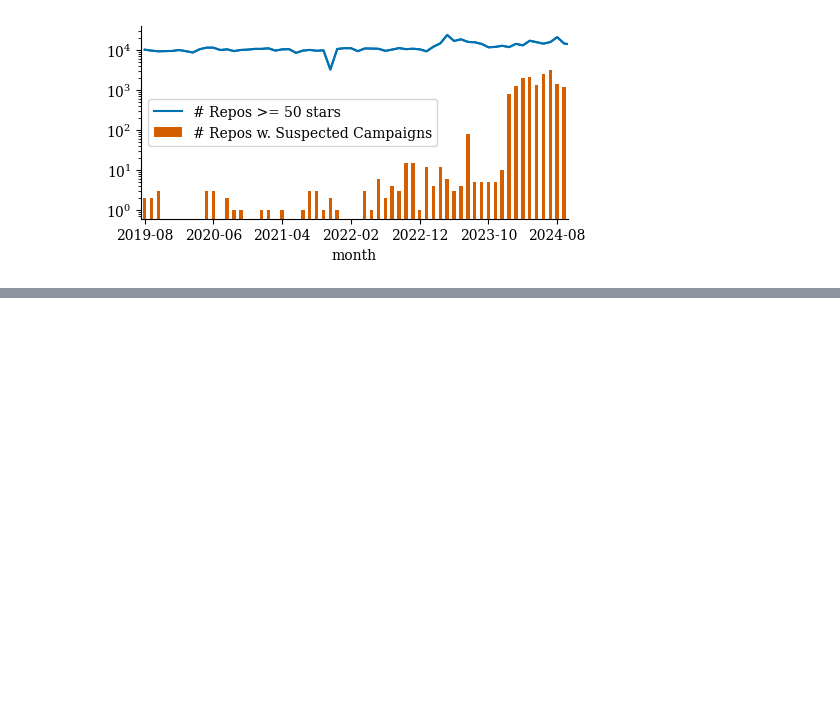
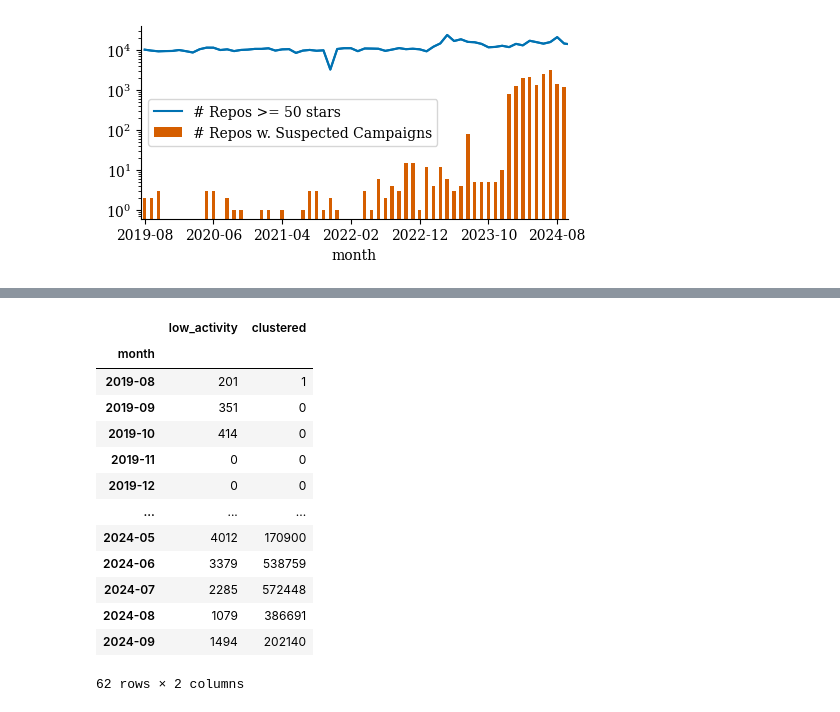
Before and after one commit to hehao98/StarScout, a Jupyter notebook: rq1-prevalence.ipynb, the cells around one changed output, grey strips where cells are left out. Drawn from its saved outputs; the diff is of its cells as text; code cells hidden in the pictures; blank space fills up the shorter version.

```diff
--- a/rq1-prevalence.ipynb
+++ b/rq1-prevalence.ipynb
@@ -163,0 +181,17 @@ dtype: int64
+# %%
+ts_fake_users
+# %% [output]
+|  | low_activity | clustered |
+| month |  |  |
+| 2019-08 | 201 | 1 |
+| 2019-09 | 351 | 0 |
+| 2019-10 | 414 | 0 |
+| 2019-11 | 0 | 0 |
+| 2019-12 | 0 | 0 |
+| ... | ... | ... |
+| 2024-05 | 4012 | 170900 |
+| 2024-06 | 3379 | 538759 |
+| 2024-07 | 2285 | 572448 |
+| 2024-08 | 1079 | 386691 |
+| 2024-09 | 1494 | 202140 |
+62 rows × 2 columns
```
Also changed, not shown: parts of 1 cell of this notebook.
